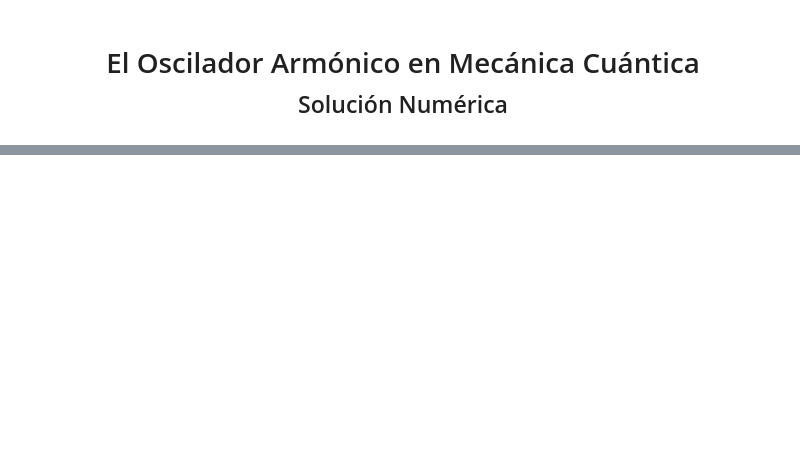
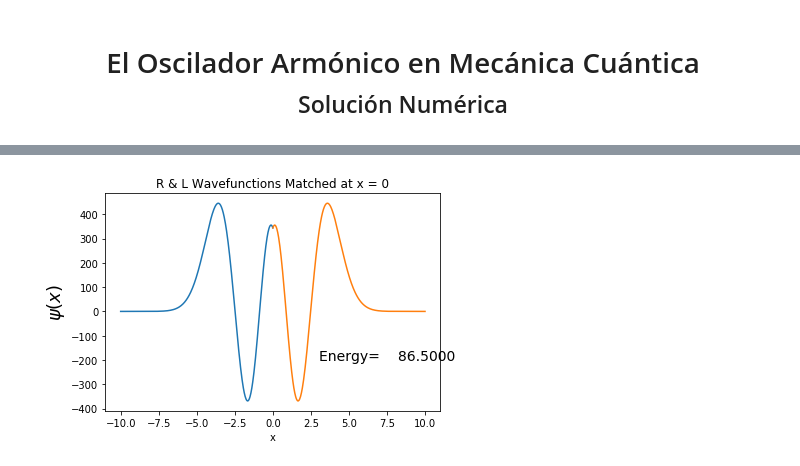
Before and after one commit to PCPUNMSM/quantum-mechanics, a Jupyter notebook: session001/notebooks/qho-numerical-solution.ipynb, the cells around one changed output, grey strips where cells are left out. Cells and saved outputs as stored; diff of their text form; code cells hidden in the pictures; blank space fills up the shorter version.

```diff
--- a/session001/notebooks/qho-numerical-solution.ipynb
+++ b/session001/notebooks/qho-numerical-solution.ipynb
@@ -19,0 +86,90 @@ Lead Trainer y Lead Software Developer<br/>
+# %%
+""" From "COMPUTATIONAL PHYSICS" & "COMPUTER PROBLEMS in PHYSICS"
+    by RH Landau, MJ Paez, and CC Bordeianu (deceased)
+    Copyright R Landau, Oregon State Unv, MJ Paez, Univ Antioquia,
+    C Bordeianu, Univ Bucharest, 2017.
+    Please respect copyright & acknowledge our work."""
+
+# QuantumNumerov.py: quantum bound state via Numerov algorithm
+# General method, but here for HO V(x)= 9.4*x*x/2
+# hbarc* omega=hbarc*sqrt(k/m)=19.733,  r mc**2=940 MeV, k=9.4
+# E =(N+1/2)hbarc*omega = (N+1/2)19.733, N even, change N odd
+
+from numpy import *
+import numpy as np, matplotlib.pyplot as plt
+
+n = 1000;
+m = 2;
+imax = 100;
+Xleft0 = -10;
+Xright0 = 10
+h = 0.02;
+amin = 81.;
+amax = 92.;
+e = amin;
+de = 0.01
+eps =  1e-4;
+im = 500;
+nl = im + 2;
+nr = n - im + 2
+xmax = 5.0
+print("nl, nr",nl, nr)
+print(h)
+
+xLeft = arange(-10,0.02,0.02);
+xRight = arange(10,0.02,-0.02)
+xp = arange(-10,10,0.02)         # Bisection interval
+uL =  zeros((503),float);
+uR =  zeros([503],float)
+k2L = zeros([1000],float);
+k2R = zeros([1000],float)
+uL[0] = 0; uL[1] =0.00001;
+uR[0] = 0; uR[1] = 0.00001
+
+def V(x):                    # Potential harmonic oscillator
+    v = 4.7*x*x
+    return v
+
+def setk2(e):                # Sets k2L=(sqrt(e-V))^2 and k2R
+    for i in range(0,n):
+       xLeft = Xleft0 + i*h
+       xr = Xright0 - i*h
+       fact=0.04829  # 2 m*c**2/hbarc**2=2*940/(197.33)**2
+       k2L[i] = fact*(e-V(xLeft))
+       k2R[i] = fact*(e-V(xr))
+
+def Numerov(n,h,k2,u,e):
+    setk2(e)
+    b=(h ** 2) / 12.0                                # L & R Psi
+    for i in range( 1,n):
+        u[i+1]=(2 * u[i] * (1 - 5. * b * k2[i]) - (1 + b * k2[i-1]) * u[i-1]) / (1 + b * k2[i+1])
+
+def diff(e):
+   Numerov(nl,h,k2L,uL,e)              # Left wf
+   Numerov(nr,h,k2R,uR,e)              # Right wf
+   f0 = (uR[nr-1] + uL[nl-1] - uR[nr-3] - uL[nl-3]) / (h*uR[nr-2])
+   return f0
+
+istep = 0
+x1 = arange(-10,.02,0.02);
+x2 = arange(10,-0.02,-0.02)
+fig = plt.figure()
+ax = fig.add_subplot(111)
+ax.grid()
+
+while abs(diff(e)) > eps :       # Bisection algorithm
+    e =(amin + amax)/2
+    print(e,istep)
+    if diff(e)*diff(amax) > 0: amax = e
+    else: amin = e
+    ax.clear()
+    plt.text(3,-200,'Energy= %10.4f'%(e),fontsize=14)
+    plt.plot(x1,uL[:-2])
+    plt.plot(x2,uR[:-2])
+    plt.xlabel('x')
+    plt.ylabel('$\psi(x) $',fontsize=18)
+    plt.title('R & L Wavefunctions Matched at x = 0')
+    istep = istep+1
+    plt.pause(0.8)  # Pause to delay figures
+plt.show()
+# %% [output]
@@ -19,0 +179 @@ Lead Trainer y Lead Software Developer<br/>
+[figure, added]
```
Also changed, not shown: parts of 4 cells of this notebook, 5 other files.
